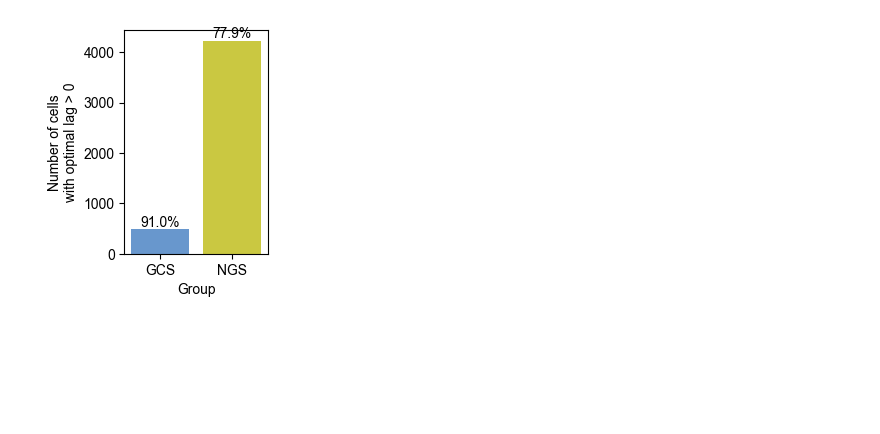
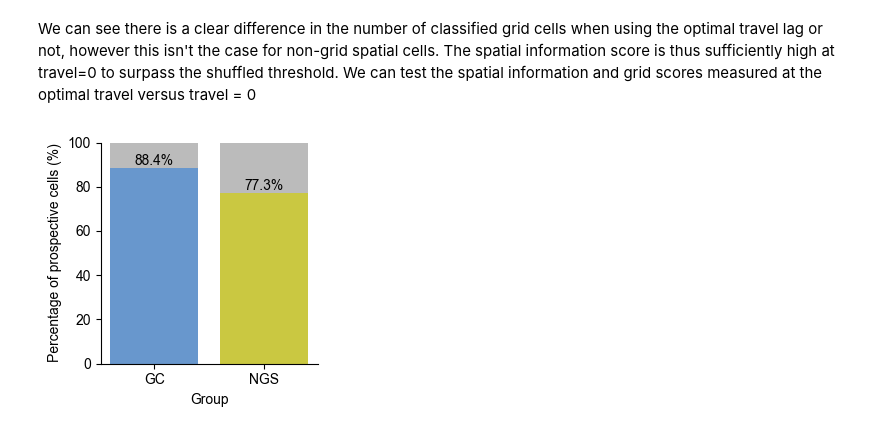
Before and after one commit to HDClark94/spatial-manifolds, a Jupyter notebook: scripts/figures/figure_2_predictive_coding/standard_versus_predictive_cell_classification.ipynb, the cells around one changed output. Cells and saved outputs as stored; diff of their text form; code cells hidden in the pictures; blank space fills up the shorter version.

Commit message:
predictive coding figure notebooks

```diff
--- a/scripts/figures/figure_2_predictive_coding/standard_versus_predictive_cell_classification.ipynb
+++ b/scripts/figures/figure_2_predictive_coding/standard_versus_predictive_cell_classification.ipynb
@@ -148,30 +184,65 @@ plt.show()
+# %% [markdown]
+We can see there is a clear difference in the number of classified grid cells when using the optimal travel lag or not, however this isn't the case for non-grid spatial cells. The spatial information score is thus sufficiently high at travel=0 to surpass the shuffled threshold. We can test the spatial information and grid scores measured at the optimal travel versus travel = 0
 # %%
 import matplotlib.pyplot as plt
 import pandas as pd
 
 # Prepare data
 gcs_df = gcs_.copy()
 ngs_df = ngs_.copy()
-gcs_df['group'] = 'GCS'
+gcs_df = gcs_df[gcs_df['brain_region'].str.contains('ENT')]
+ngs_df = ngs_df[ngs_df['brain_region'].str.contains('ENT')]
+gcs_df['group'] = 'GC'
 ngs_df['group'] = 'NGS'
 combined = pd.concat([gcs_df, ngs_df], ignore_index=True)
 
-# Count cells with optimal lag > 0 for each group
-counts = combined.groupby('group')['optimal_travel_lag'].apply(lambda x: (x > 0).sum())
-total = combined.groupby('group')['optimal_travel_lag'].count()
-percent = (counts / total * 100).round(1)
+# Calculate proportions
+prop_df = combined.groupby('group')['optimal_travel_lag'].apply(
+    lambda x: pd.Series({
+        'Predictive': (x > 0).sum(),
+        'Non-predictive': (x <= 0).sum()
+    })
+).unstack()
 
-# Bar plot
-fig, ax = plt.subplots(figsize=(2.5, 3))
-bars = ax.bar(counts.index, counts.values, color=['#6897CD', '#CAC841'])
-ax.set_ylabel('Number of cells\nwith optimal lag > 0')
+prop_percent = prop_df.div(prop_df.sum(axis=1), axis=0) * 100
+
+# Stacked bar plot with Predictive on bottom
+fig, ax = plt.subplots(figsize=(3, 3))
+bars_pred = ax.bar(
+    prop_percent.index,
+    prop_percent['Predictive'],
+    color=['#6897CD', '#CAC841'],
+    label='Predictive'
+)
+bars_nonpred = ax.bar(
+    prop_percent.index,
+    prop_percent['Non-predictive'],
+    bottom=prop_percent['Predictive'],
+    color=['#bbbbbb', '#bbbbbb'],
+    label='Non-predictive'
+)
+
+# Annotate percentage on top of Predictive group
+for bar, pct in zip(bars_pred, prop_percent['Predictive']):
+    ax.text(
+        bar.get_x() + bar.get_width()/2,
+        bar.get_height(),
+        f'{pct:.1f}%',
+        ha='center',
+        va='bottom',
+        fontsize=10
+    )
+
+ax.set_ylabel('Percentage of prospective cells (%)')
 ax.set_xlabel('Group')
-
-# Annotate percentage on bars
-for bar, pct in zip(bars, percent):
-    ax.text(bar.get_x() + bar.get_width()/2, bar.get_height(), f'{pct}%', ha='center', va='bottom')
-
+ax.set_ylim(0, 100)
+ax.set_xticks(range(len(prop_percent.index)))
+ax.set_xticklabels(prop_percent.index)
+ax.legend().remove()  # Remove legend
+ax.spines['top'].set_visible(False)
+ax.spines['right'].set_visible(False)
 plt.tight_layout()
+plt.savefig('/Users/harryclark/Documents/spatial-manifolds/scripts/figures/figure_2_predictive_coding/prospective_cells_percentage.pdf', bbox_inches='tight')
 plt.show()
 # %% [output]
-[figure, old version]
+[figure, new version]
```
Also changed, not shown: parts of 14 cells of this notebook, 1 other file.
